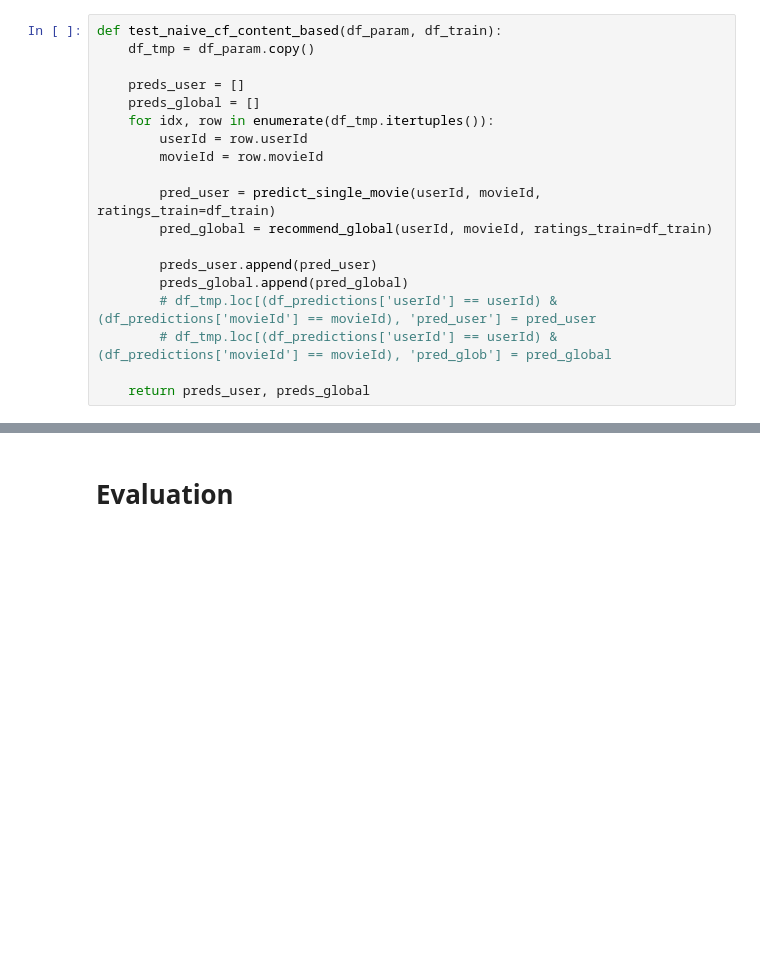
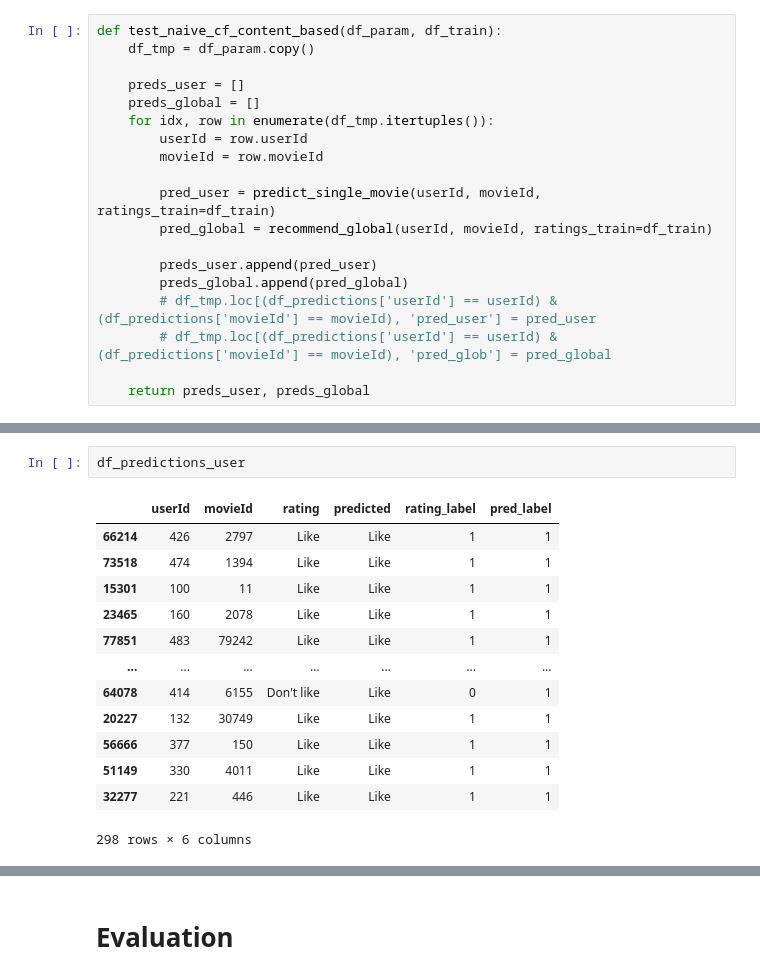
Before and after one commit to EliaTosin/DataAnaCla25, a Jupyter notebook: flipped_9/evaluation_rec_sys.ipynb, the cells around one changed output, grey strips where cells are left out. Drawn from its saved outputs; the diff is of its cells as text; blank space fills up the shorter version.

```diff
--- a/flipped_9/evaluation_rec_sys.ipynb
+++ b/flipped_9/evaluation_rec_sys.ipynb
@@ -563,0 +610,16 @@ The model for user 12 has seen only one class (not like/like).
+# %%
+df_predictions_user
+# %% [output]
+|  | userId | movieId | rating | predicted | rating_label | pred_label |
+| 66214 | 426 | 2797 | Like | Like | 1 | 1 |
+| 73518 | 474 | 1394 | Like | Like | 1 | 1 |
+| 15301 | 100 | 11 | Like | Like | 1 | 1 |
+| 23465 | 160 | 2078 | Like | Like | 1 | 1 |
+| 77851 | 483 | 79242 | Like | Like | 1 | 1 |
+| ... | ... | ... | ... | ... | ... | ... |
+| 64078 | 414 | 6155 | Don't like | Like | 0 | 1 |
+| 20227 | 132 | 30749 | Like | Like | 1 | 1 |
+| 56666 | 377 | 150 | Like | Like | 1 | 1 |
+| 51149 | 330 | 4011 | Like | Like | 1 | 1 |
+| 32277 | 221 | 446 | Like | Like | 1 | 1 |
+298 rows × 6 columns
```
Also changed, not shown: parts of 24 cells of this notebook, 1 other file.
